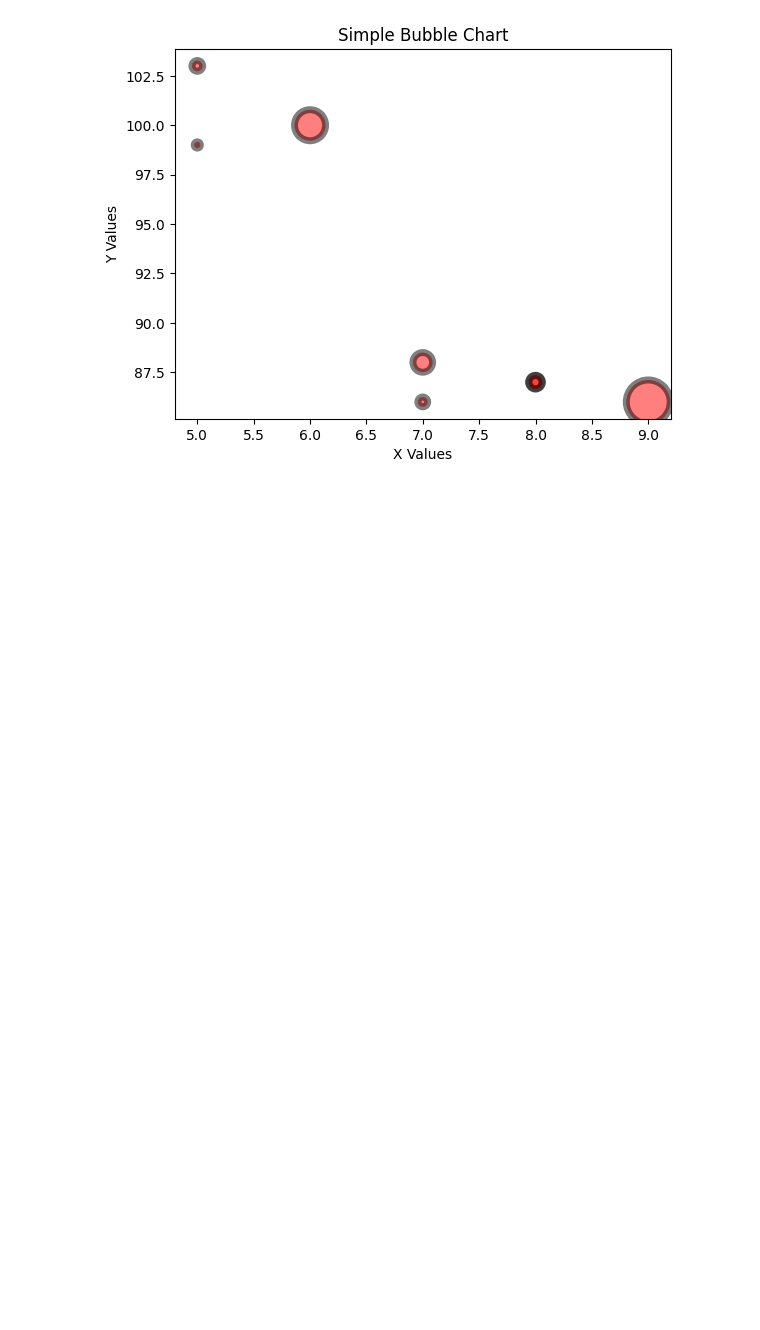
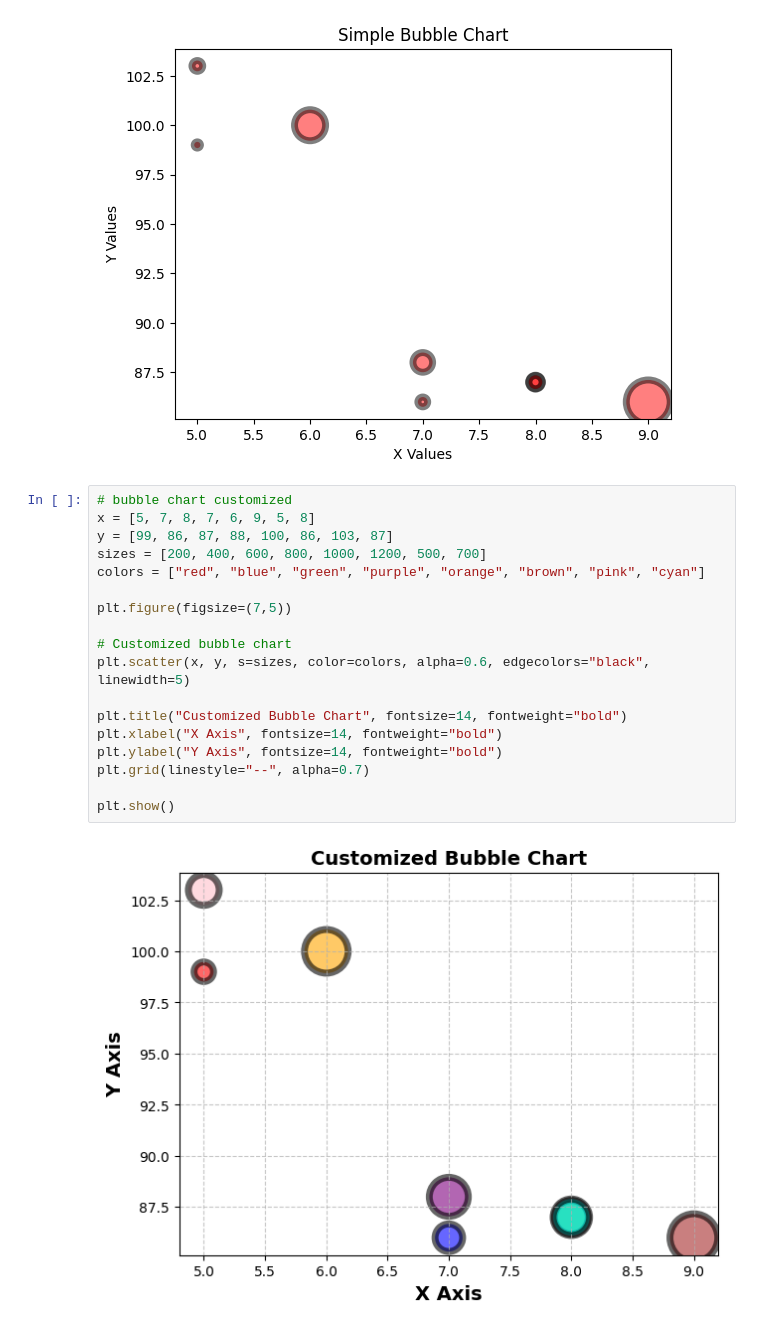
Before and after one commit to arunrajput1836-ui/data-visualization-, a Jupyter notebook: matplotlib.ipynb, the cells around one changed output. Cells and saved outputs as stored; diff of their text form; blank space fills up the shorter version.

```diff
--- a/matplotlib.ipynb
+++ b/matplotlib.ipynb
@@ -160,3 +160,23 @@ plt.ylabel("Y Values")
 plt.show()
 # %% [output]
 [figure]
+# %%
+# bubble chart customized
+x = [5, 7, 8, 7, 6, 9, 5, 8]
+y = [99, 86, 87, 88, 100, 86, 103, 87]
+sizes = [200, 400, 600, 800, 1000, 1200, 500, 700]
+colors = ["red", "blue", "green", "purple", "orange", "brown", "pink", "cyan"]
+
+plt.figure(figsize=(7,5))
+
+# Customized bubble chart
+plt.scatter(x, y, s=sizes, color=colors, alpha=0.6, edgecolors="black", linewidth=5)
+
+plt.title("Customized Bubble Chart", fontsize=14, fontweight="bold")
+plt.xlabel("X Axis", fontsize=14, fontweight="bold")
+plt.ylabel("Y Axis", fontsize=14, fontweight="bold")
+plt.grid(linestyle="--", alpha=0.7)
+
+plt.show()
+# %% [output]
+[figure, added]
```
